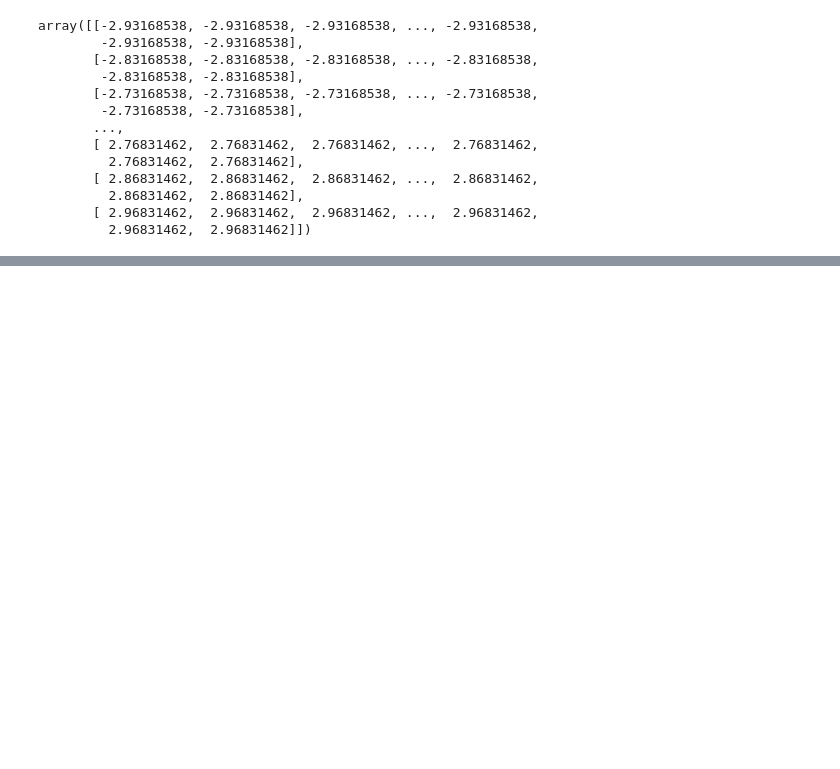
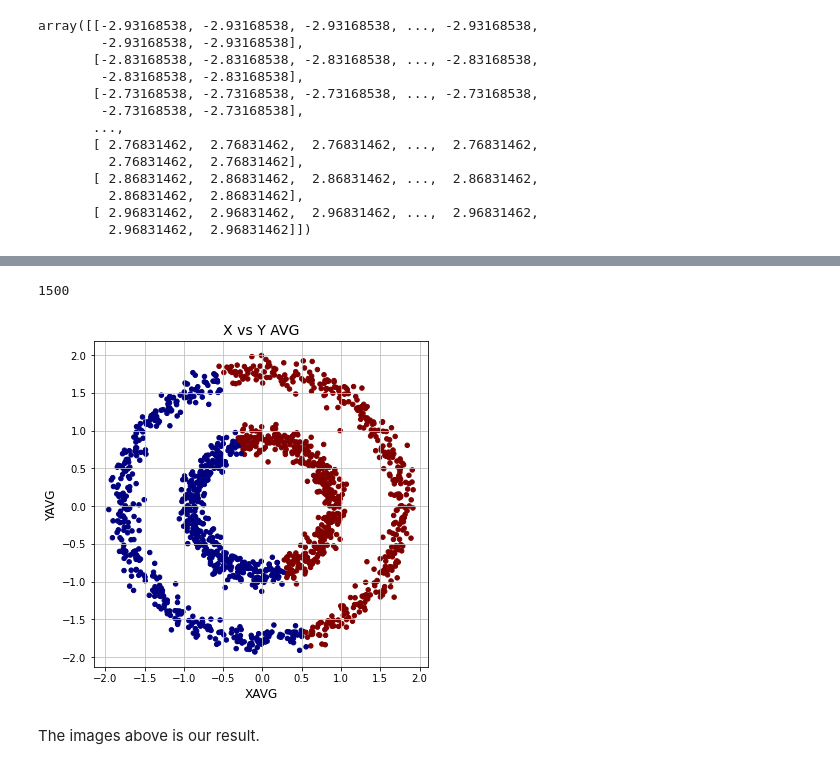
Before and after one commit to mukoedo1993/machine_learning_CPP, a Jupyter notebook: Chapter4/GMM/GMM_python.ipynb, the cells around one changed output, grey strips where cells are left out. Cells and saved outputs as stored; diff of their text form; code cells hidden in the pictures; blank space fills up the shorter version.

```diff
--- a/Chapter4/GMM/GMM_python.ipynb
+++ b/Chapter4/GMM/GMM_python.ipynb
@@ -11,7 +13,7 @@ import matplotlib.pyplot as plt
 # %%
 X = pd.read_csv("data/dataset0.csv", header = None)# Let set dataset0.csv as an example
 # %%
-X, y = datasets.make_blobs(n_samples=1000, n_features=2, centers=5, cluster_std=[0.5, 0.5, 0.5, 1, 1])
+#X, y = datasets.make_blobs(n_samples=1000, n_features=2, centers=5, cluster_std=[0.5, 0.5, 0.5, 1, 1])
 # %%
 plt.figure(figsize=(8, 8))
 X.plot.scatter(x=1, y=2)
@@ -182,0 +205,30 @@ The images above are our results. The upper image is the clusters' structure, an
+# %%
+#X_4 is the predicted values according to our GMM program.
+X_3 = gm.predict(X1)
+X_4 = list(X_3)
+len(X_4)
+# %% [output]
+1500
+# %%
+x_plot = list(X1[1])
+y_plot = list(X1[2])
+# %%
+import matplotlib.pyplot as plt
+from matplotlib  import cm
+import numpy as np
+fig = plt.figure(figsize=(6,6))
+ax = fig.add_subplot(111)
+ax.set_title("X vs Y AVG",fontsize=14)
+ax.set_xlabel("XAVG",fontsize=12)
+ax.set_ylabel("YAVG",fontsize=12)
+ax.grid(True,linestyle='-',color='0.75')
+
+
+# scatter with colormap mapping to X_4 value
+ax.scatter(x_plot,y_plot,s=20,c=X_4, marker = 'o', cmap = cm.jet );
+
+plt.show()
+# %% [output]
+[figure, added]
+# %% [markdown]
+The images above is our result.
```
Also changed, not shown: parts of 15 cells of this notebook.
